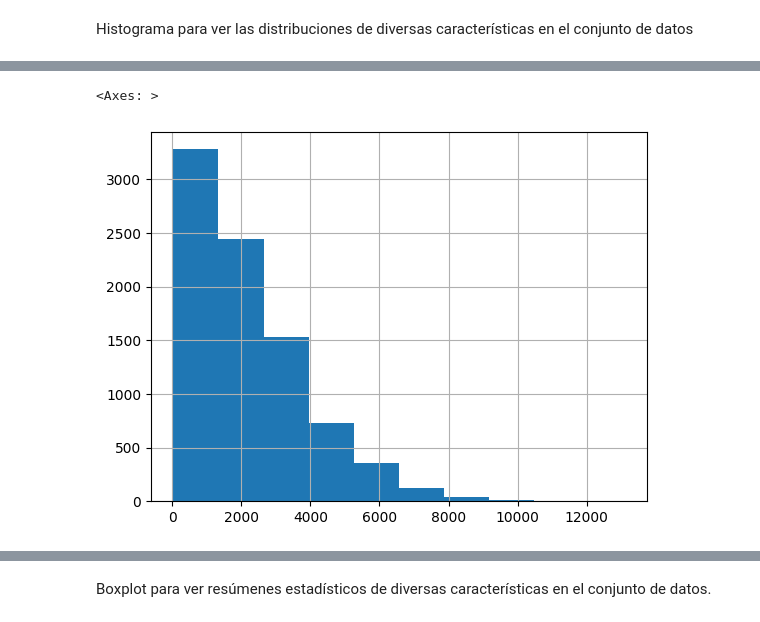
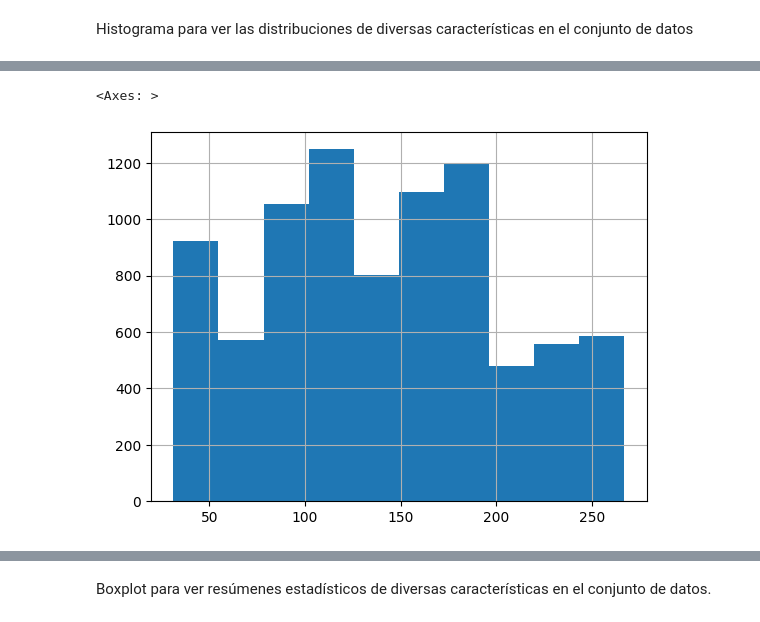
Before and after one commit to olmagra/Proyecto_Predicciones-de-ventas, a Jupyter notebook: Prediccion_Ventas_Alimentos.ipynb, the cells around one changed output, grey strips where cells are left out. Drawn from its saved outputs; the diff is of its cells as text; code cells hidden in the pictures.

```diff
--- a/Prediccion_Ventas_Alimentos.ipynb
+++ b/Prediccion_Ventas_Alimentos.ipynb
@@ -463,6 +479,5 @@ Histograma para ver las distribuciones de diversas características en el conjun
 # %%
-# Hacer un histogram con la columna de ventas con ajustes por defecto para entender la distribución de los datos
-df['Item_Outlet_Sales'].hist()
+df['Item_MRP'].hist() # Hacer un histogram con la columna de precios con ajustes por defecto para entender la distribución de los datos
 # %% [output]
 <Axes: >
-[figure, old version]
+[figure, new version]
```
Also changed, not shown: parts of 13 cells of this notebook.
